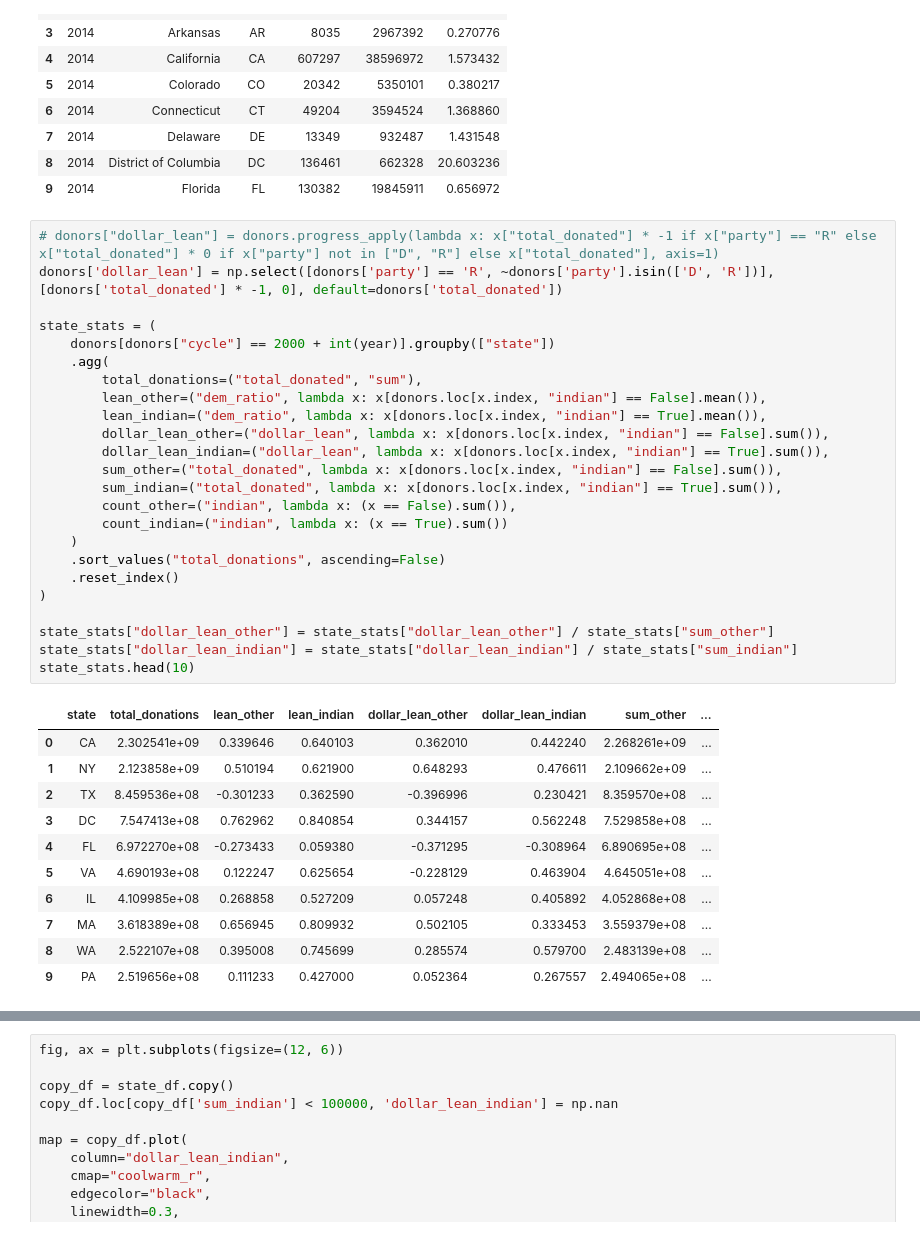
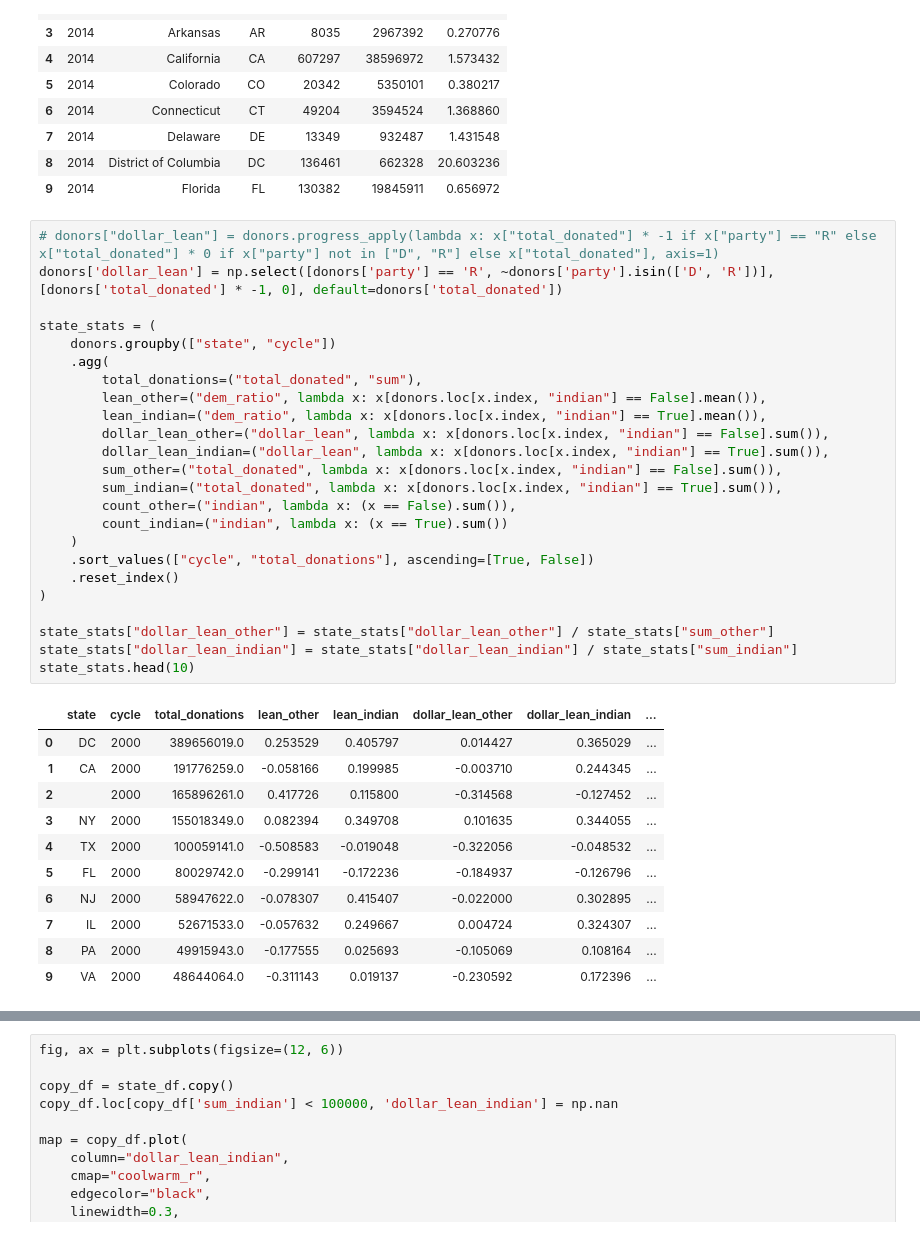
Before and after one commit to kkkarnav/indianamericancontributions, a Jupyter notebook: donor_recip_maps.ipynb, the cells around one changed output, grey strips where cells are left out. Drawn from its saved outputs; the diff is of its cells as text.

```diff
--- a/donor_recip_maps.ipynb
+++ b/donor_recip_maps.ipynb
@@ -147,39 +147,39 @@ population.head(10)
 # %%
 # donors["dollar_lean"] = donors.progress_apply(lambda x: x["total_donated"] * -1 if x["party"] == "R" else x["total_donated"] * 0 if x["party"] not in ["D", "R"] else x["total_donated"], axis=1)
 donors['dollar_lean'] = np.select([donors['party'] == 'R', ~donors['party'].isin(['D', 'R'])], [donors['total_donated'] * -1, 0], default=donors['total_donated'])
 
 state_stats = (
-    donors[donors["cycle"] == 2000 + int(year)].groupby(["state"])
+    donors.groupby(["state", "cycle"])
     .agg(
         total_donations=("total_donated", "sum"),
         lean_other=("dem_ratio", lambda x: x[donors.loc[x.index, "indian"] == False].mean()),
         lean_indian=("dem_ratio", lambda x: x[donors.loc[x.index, "indian"] == True].mean()),
         dollar_lean_other=("dollar_lean", lambda x: x[donors.loc[x.index, "indian"] == False].sum()),
         dollar_lean_indian=("dollar_lean", lambda x: x[donors.loc[x.index, "indian"] == True].sum()),
         sum_other=("total_donated", lambda x: x[donors.loc[x.index, "indian"] == False].sum()),
         sum_indian=("total_donated", lambda x: x[donors.loc[x.index, "indian"] == True].sum()),
         count_other=("indian", lambda x: (x == False).sum()),
         count_indian=("indian", lambda x: (x == True).sum())
     )
-    .sort_values("total_donations", ascending=False)
+    .sort_values(["cycle", "total_donations"], ascending=[True, False])
     .reset_index()
 )
 
 state_stats["dollar_lean_other"] = state_stats["dollar_lean_other"] / state_stats["sum_other"]
 state_stats["dollar_lean_indian"] = state_stats["dollar_lean_indian"] / state_stats["sum_indian"]
 state_stats.head(10)
 # %% [output]
-|  | state | total_donations | lean_other | lean_indian | dollar_lean_other | dollar_lean_indian | sum_other | ... |
-| 0 | CA | 2.302541e+09 | 0.339646 | 0.640103 | 0.362010 | 0.442240 | 2.268261e+09 | ... |
-| 1 | NY | 2.123858e+09 | 0.510194 | 0.621900 | 0.648293 | 0.476611 | 2.109662e+09 | ... |
-| 2 | TX | 8.459536e+08 | -0.301233 | 0.362590 | -0.396996 | 0.230421 | 8.359570e+08 | ... |
-| 3 | DC | 7.547413e+08 | 0.762962 | 0.840854 | 0.344157 | 0.562248 | 7.529858e+08 | ... |
-| 4 | FL | 6.972270e+08 | -0.273433 | 0.059380 | -0.371295 | -0.308964 | 6.890695e+08 | ... |
-| 5 | VA | 4.690193e+08 | 0.122247 | 0.625654 | -0.228129 | 0.463904 | 4.645051e+08 | ... |
-| 6 | IL | 4.109985e+08 | 0.268858 | 0.527209 | 0.057248 | 0.405892 | 4.052868e+08 | ... |
-| 7 | MA | 3.618389e+08 | 0.656945 | 0.809932 | 0.502105 | 0.333453 | 3.559379e+08 | ... |
-| 8 | WA | 2.522107e+08 | 0.395008 | 0.745699 | 0.285574 | 0.579700 | 2.483139e+08 | ... |
-| 9 | PA | 2.519656e+08 | 0.111233 | 0.427000 | 0.052364 | 0.267557 | 2.494065e+08 | ... |
+|  | state | cycle | total_donations | lean_other | lean_indian | dollar_lean_other | dollar_lean_indian | ... |
+| 0 | DC | 2000 | 389656019.0 | 0.253529 | 0.405797 | 0.014427 | 0.365029 | ... |
+| 1 | CA | 2000 | 191776259.0 | -0.058166 | 0.199985 | -0.003710 | 0.244345 | ... |
+| 2 |  | 2000 | 165896261.0 | 0.417726 | 0.115800 | -0.314568 | -0.127452 | ... |
+| 3 | NY | 2000 | 155018349.0 | 0.082394 | 0.349708 | 0.101635 | 0.344055 | ... |
+| 4 | TX | 2000 | 100059141.0 | -0.508583 | -0.019048 | -0.322056 | -0.048532 | ... |
+| 5 | FL | 2000 | 80029742.0 | -0.299141 | -0.172236 | -0.184937 | -0.126796 | ... |
+| 6 | NJ | 2000 | 58947622.0 | -0.078307 | 0.415407 | -0.022000 | 0.302895 | ... |
+| 7 | IL | 2000 | 52671533.0 | -0.057632 | 0.249667 | 0.004724 | 0.324307 | ... |
+| 8 | PA | 2000 | 49915943.0 | -0.177555 | 0.025693 | -0.105069 | 0.108164 | ... |
+| 9 | VA | 2000 | 48644064.0 | -0.311143 | 0.019137 | -0.230592 | 0.172396 | ... |
 # %%
 # Load U.S. states geometry (Natural Earth dataset)
 url = "https://naciscdn.org/naturalearth/110m/cultural/ne_110m_admin_1_states_provinces.zip"
```
Also changed, not shown: parts of 2 cells of this notebook, 1 other file.
